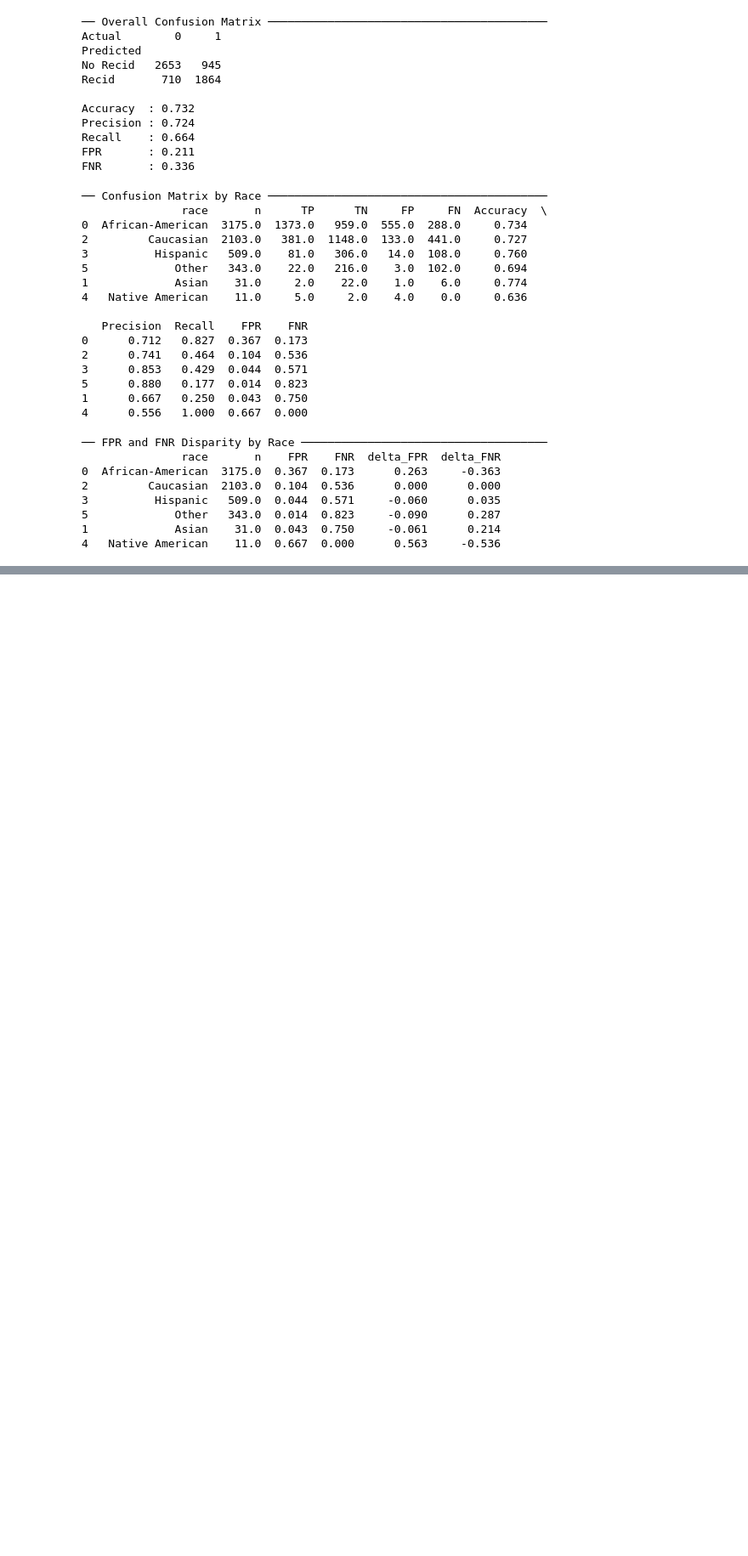
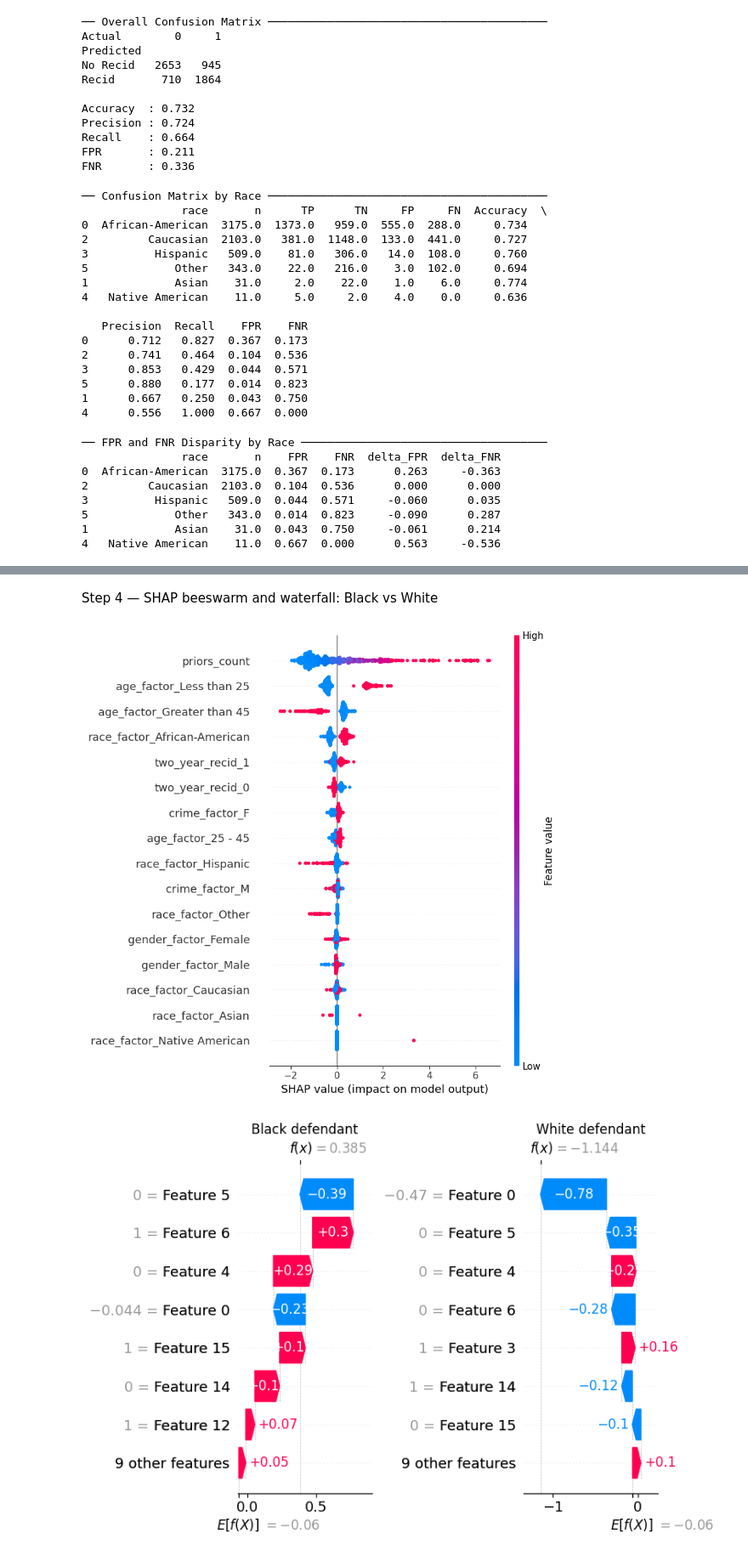
Before and after one commit to EasierJohn/Responsible-Machine-Learning-, a Jupyter notebook: Individual_Assign1_Easier_John.ipynb, the cells around one changed output, grey strips where cells are left out. Shown at 85% size. Cells and saved outputs as stored; diff of their text form; code cells hidden in the pictures; blank space fills up the shorter version.

```diff
--- a/Individual_Assign1_Easier_John.ipynb
+++ b/Individual_Assign1_Easier_John.ipynb
@@ -537,0 +533,20 @@ print(disparity)
+# %%
+from sklearn.model_selection import train_test_split
+
+# Define features and target based on the previous logistic regression model
+features = [
+    'gender_factor',
+    'age_factor',
+    'race_factor',
+    'priors_count',
+    'crime_factor',
+    'two_year_recid'
+]
+target = 'score_binary'
+
+X = df[features]
+y = df[target].astype(int)
+X_train, X_test, y_train, y_test = train_test_split(
+X, y, test_size=0.2, random_state=42, stratify=y
+)
+print(f"Train: {X_train.shape}, Test: {X_test.shape}")
@@ -537,0 +735,37 @@ print(disparity)
+# %% [markdown]
+Step 4 — SHAP beeswarm and waterfall: Black vs White
+# %%
+import shap
+import matplotlib.pyplot as plt
+X_test_enc = preprocessor.transform(X_test)
+feat_names = (
+    numeric_features +
+    list(preprocessor
+    .named_transformers_["cat"]
+    .get_feature_names_out(category_features)))
+explainer_shap = shap.Explainer(
+    gbt_pipeline["classifier"],
+    shap.maskers.Independent(X_test_enc, max_samples=100)
+)
+shap_values = explainer_shap(X_test_enc, check_additivity=False)
+# Global beeswarm
+shap.summary_plot(shap_values, X_test_enc,
+feature_names=feat_names)
+# Waterfall: Black defendant
+black_loc = X_test.index.get_loc(black_idx)
+white_loc = X_test.index.get_loc(white_idx)
+fig, axes = plt.subplots(1, 2, figsize=(14, 5))
+for ax, loc, label in [
+    (axes[0], black_loc, "Black defendant"),
+    (axes[1], white_loc, "White defendant")
+]:
+    plt.sca(ax)
+    shap.waterfall_plot(shap_values[loc],
+        max_display=8,
+        show=False)
+    ax.set_title(label)
+plt.tight_layout()
+plt.show()
+# %% [output]
+[figure, added]
+[figure, added]
```
Also changed, not shown: parts of 22 cells of this notebook.
